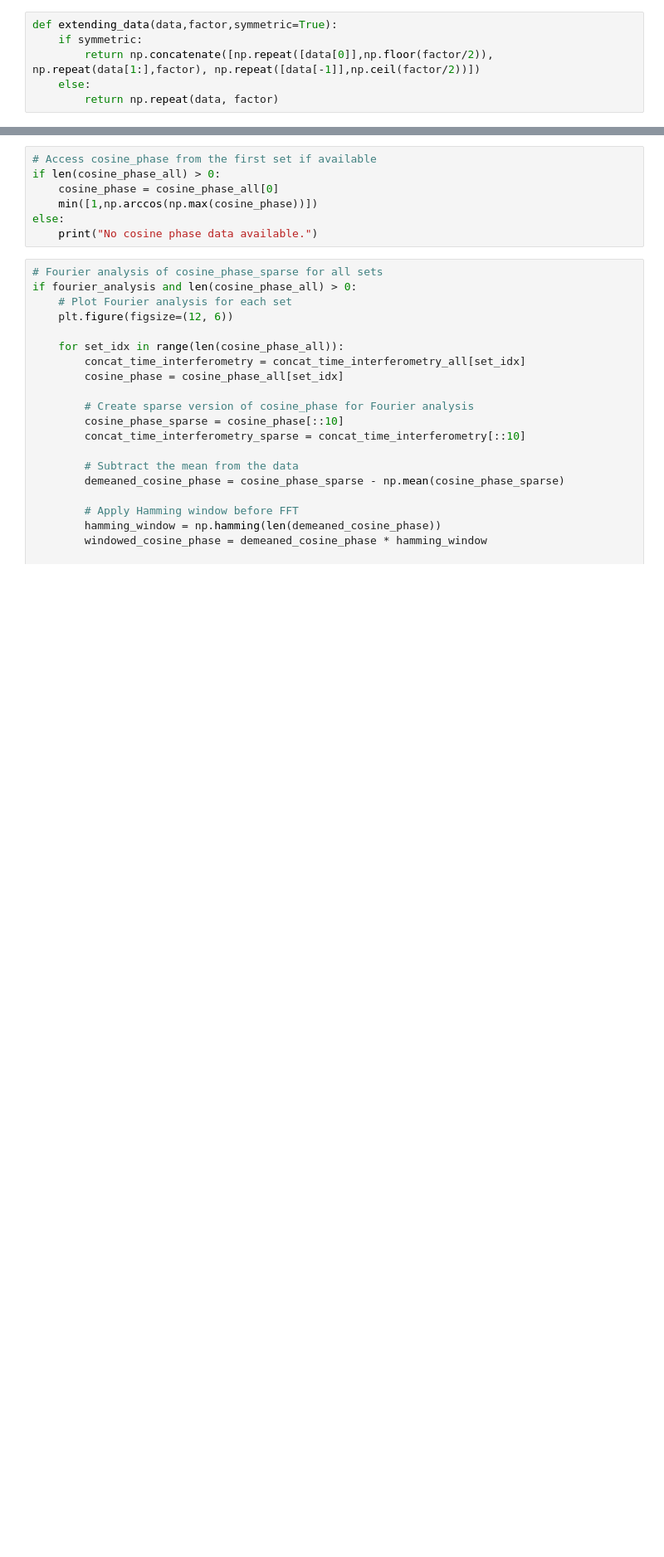
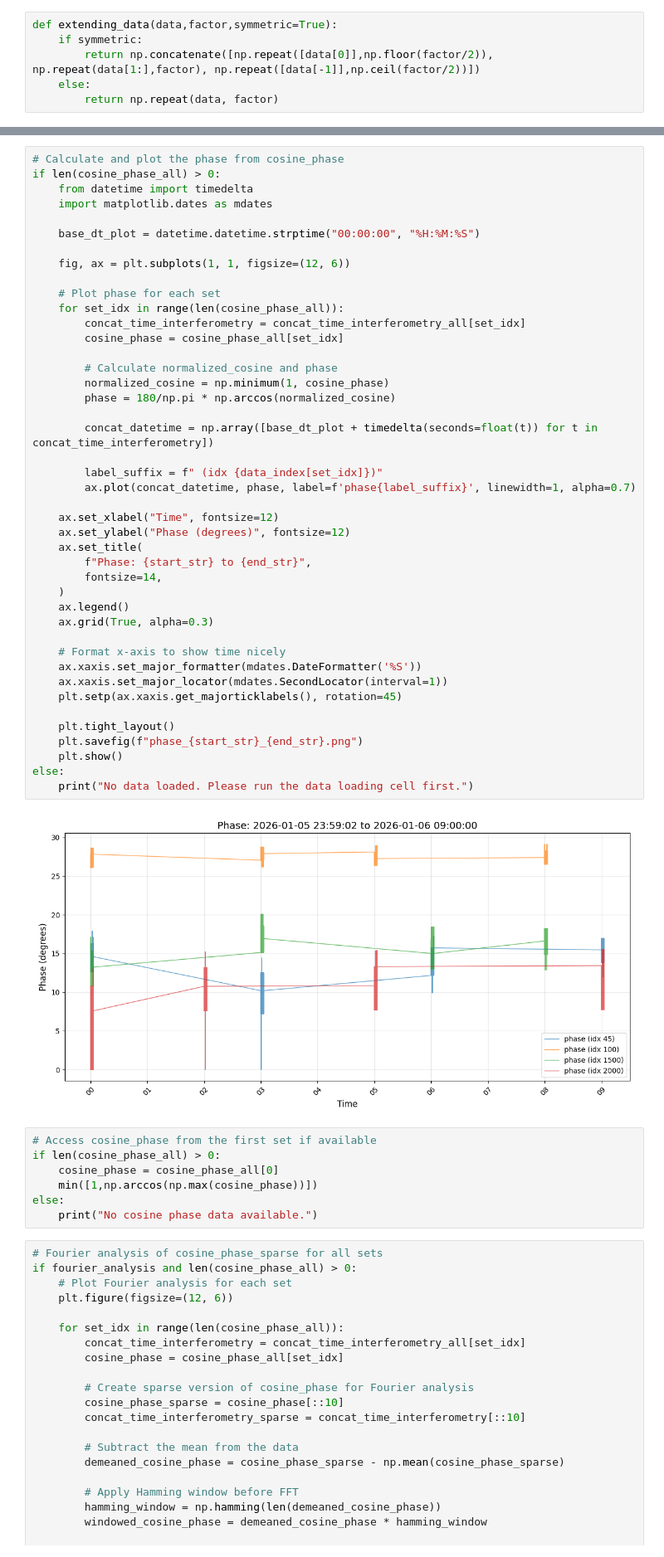
Before and after one commit to Harshghub/Interferometry-analysis, a Jupyter notebook: measurement/analysis_phase_fluctuation_short_times.ipynb, the cells around one changed output, grey strips where cells are left out. Shown at 83% size. Drawn from its saved outputs; the diff is of its cells as text; blank space fills up the shorter version.

```diff
--- a/measurement/analysis_phase_fluctuation_short_times.ipynb
+++ b/measurement/analysis_phase_fluctuation_short_times.ipynb
@@ -365,3 +530,48 @@ else:
+# %%
+# Calculate and plot the phase from cosine_phase
+if len(cosine_phase_all) > 0:
+    from datetime import timedelta
+    import matplotlib.dates as mdates
+
+    base_dt_plot = datetime.datetime.strptime("00:00:00", "%H:%M:%S")
+
+    fig, ax = plt.subplots(1, 1, figsize=(12, 6))
+
+    # Plot phase for each set
+    for set_idx in range(len(cosine_phase_all)):
+        concat_time_interferometry = concat_time_interferometry_all[set_idx]
+        cosine_phase = cosine_phase_all[set_idx]
+
+        # Calculate normalized_cosine and phase
+        normalized_cosine = np.minimum(1, cosine_phase)
+        phase = 180/np.pi * np.arccos(normalized_cosine)
+
+        concat_datetime = np.array([base_dt_plot + timedelta(seconds=float(t)) for t in concat_time_interferometry])
+
+        label_suffix = f" (idx {data_index[set_idx]})"
+        ax.plot(concat_datetime, phase, label=f'phase{label_suffix}', linewidth=1, alpha=0.7)
+
+    ax.set_xlabel("Time", fontsize=12)
+    ax.set_ylabel("Phase (degrees)", fontsize=12)
+    ax.set_title(
+        f"Phase: {start_str} to {end_str}",
+        fontsize=14,
+    )
+    ax.legend()
+    ax.grid(True, alpha=0.3)
+
+    # Format x-axis to show time nicely
+    ax.xaxis.set_major_formatter(mdates.DateFormatter('%S'))
+    ax.xaxis.set_major_locator(mdates.SecondLocator(interval=1))
+    plt.setp(ax.xaxis.get_majorticklabels(), rotation=45)
+
+    plt.tight_layout()
+    plt.savefig(f"phase_{start_str}_{end_str}.png")
+    plt.show()
+else:
+    print("No data loaded. Please run the data loading cell first.")
+# %% [output]
+[figure, added]
 # %%
 # Access cosine_phase from the first set if available
 if len(cosine_phase_all) > 0:
```
Also changed, not shown: parts of 9 cells of this notebook, 10 other files.
